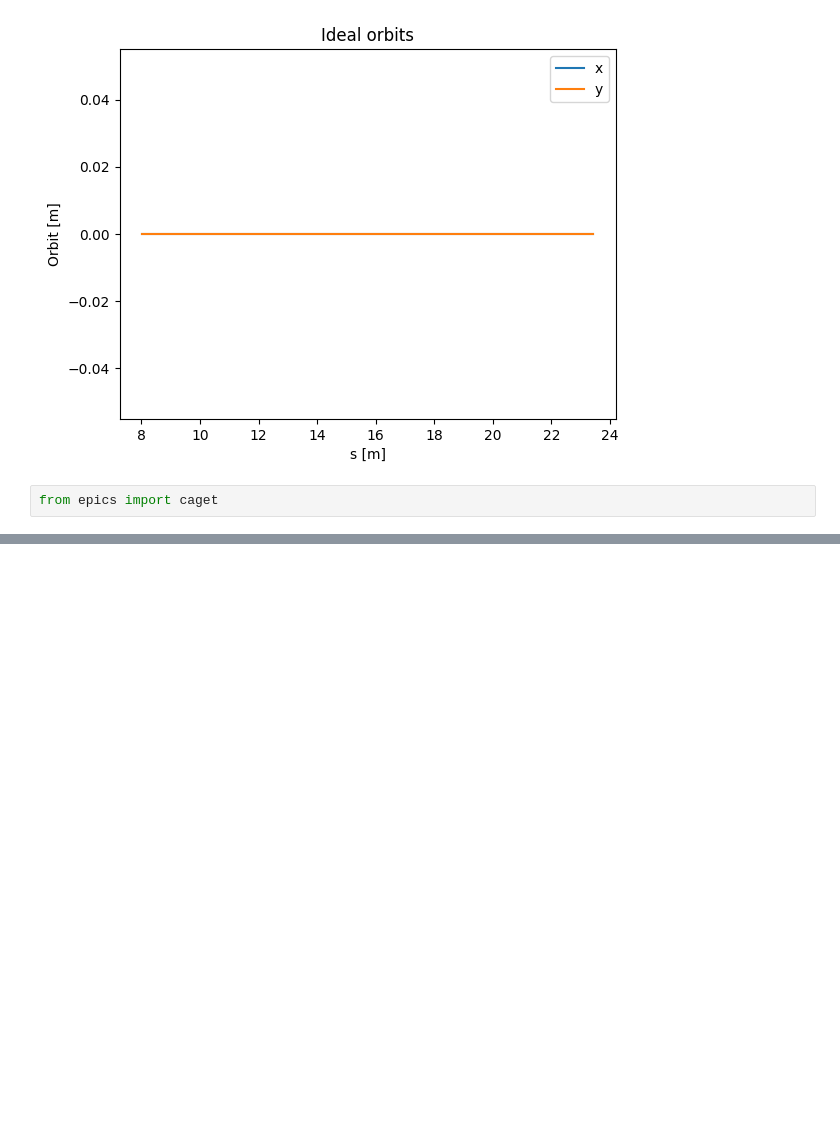
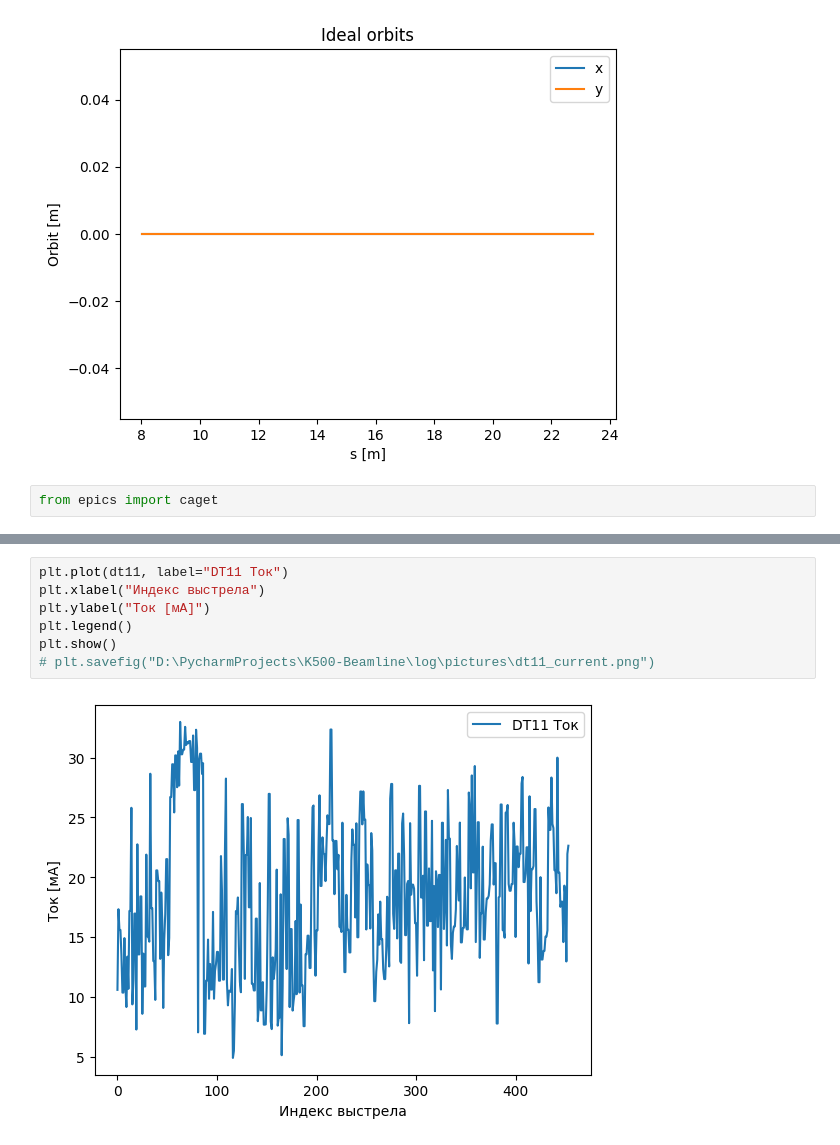
Before and after one commit to Rasimilian/K500-Beamline, a Jupyter notebook: optics.ipynb, the cells around one changed output, grey strips where cells are left out. Drawn from its saved outputs; the diff is of its cells as text; blank space fills up the shorter version.

Commit message:
Added visualization of measured data

```diff
--- a/optics.ipynb
+++ b/optics.ipynb
@@ -71,0 +2376,9 @@ CO X ? -5.133869171142578
+# %%
+plt.plot(dt11, label="DT11 Ток")
+plt.xlabel("Индекс выстрела")
+plt.ylabel("Ток [мА]")
+plt.legend()
+plt.show()
+# plt.savefig("D:\PycharmProjects\K500-Beamline\log\pictures\dt11_current.png")
+# %% [output]
+[figure, added]
```
Also changed, not shown: parts of 20 cells of this notebook.
